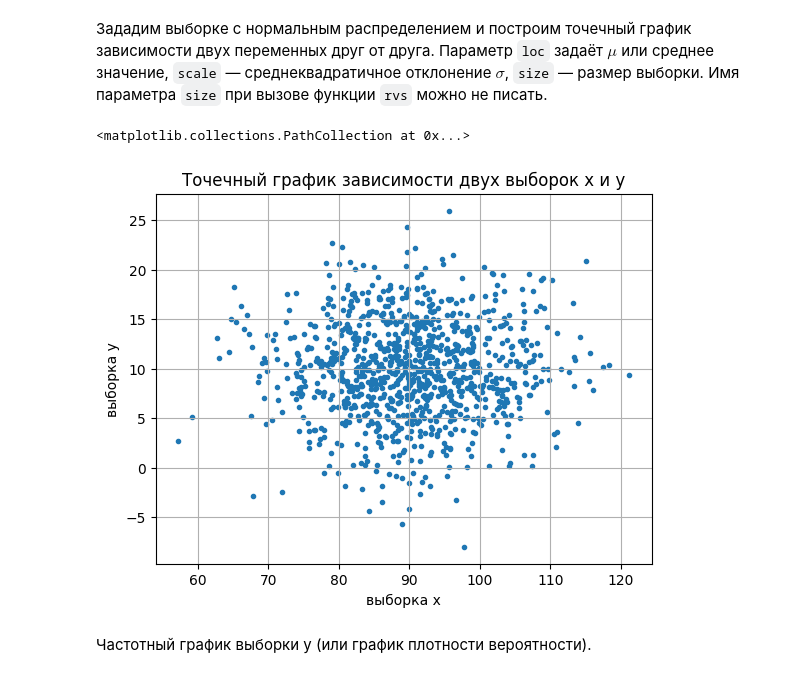
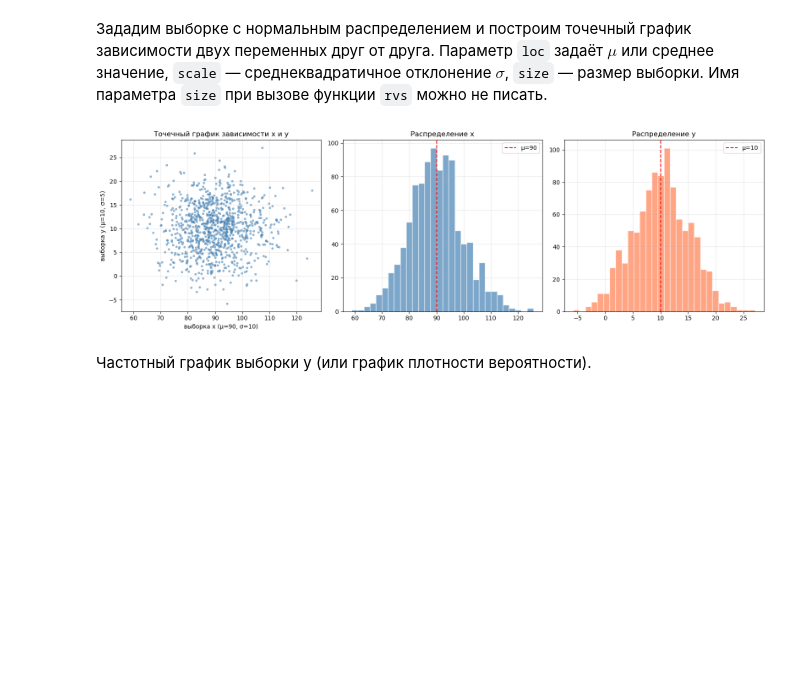
Before and after one commit to ch1llay/PSUMachineLearningLabs, a Jupyter notebook: машинное обучение/машинное обучение/2. Подготовка данных/Лабораторная 3. Описательная статистика.ipynb, the cells around one changed output. Cells and saved outputs as stored; diff of their text form; code cells hidden in the pictures; blank space fills up the shorter version.

````diff
--- a/машинное обучение/машинное обучение/2. Подготовка данных/Лабораторная 3. Описательная статистика.ipynb
+++ b/машинное обучение/машинное обучение/2. Подготовка данных/Лабораторная 3. Описательная статистика.ipynb
@@ -742,37 +760,47 @@ df['actors'].isnull().sum()
 # %% [markdown]
 Зададим выборкe с нормальным распределением и построим точечный график зависимости двух переменных друг от друга.
 Параметр ```loc``` задаёт $\mu$ или среднее значение, ```scale``` — среднеквадратичное отклонение $\sigma$, ```size``` — размер выборки. Имя параметра ```size``` при вызове функции ```rvs``` можно не писать.
-# %%
-import scipy.stats as sts
-import matplotlib.pyplot as plt
-from scipy.stats import norm
-
-mu1 = 90
-sigma1 = 10
-
-mu2 = 10
-sigma2 = 5
-
-amount = 1000
-
-# зададим 2 нормально распределенные случайные величины
-norm_rv1 = sts.norm(loc=mu1, scale=sigma1)
-norm_rv2 = sts.norm(loc=mu2, scale=sigma2)
-
-# сгенерируем 1000 значений
-x = norm_rv1.rvs(size=amount)
-y = norm_rv2.rvs(size=amount)
-
-# построим точечный график зависимости двух переменных
-
-plt.xlabel('выборка x')
-plt.ylabel('выборка y')
-plt.title('Точечный график зависимости двух выборок x и y')
-plt.grid(True)
-plt.scatter(x, y, marker='.')
-# %% [output]
-<matplotlib.collections.PathCollection at 0x...>
-[figure, removed]
+# %%
+import scipy.stats as sts
+import matplotlib.pyplot as plt
+
+mu1, sigma1 = 90, 10
+mu2, sigma2 = 10, 5
+amount = 1000
+
+norm_rv1 = sts.norm(loc=mu1, scale=sigma1)
+norm_rv2 = sts.norm(loc=mu2, scale=sigma2)
+
+x = norm_rv1.rvs(size=amount)
+y = norm_rv2.rvs(size=amount)
+
+fig, axes = plt.subplots(1, 3, figsize=(16, 5))
+
+# Scatter — зависимость x и y
+axes[0].scatter(x, y, marker='.', alpha=0.5, c='steelblue')
+axes[0].set_xlabel('выборка x (μ=90, σ=10)')
+axes[0].set_ylabel('выборка y (μ=10, σ=5)')
+axes[0].set_title('Точечный график зависимости x и y')
+axes[0].grid(True, alpha=0.3)
+
+# Гистограмма x
+axes[1].hist(x, bins=30, color='steelblue', edgecolor='white', alpha=0.7)
+axes[1].axvline(mu1, color='red', linestyle='--', label=f'μ={mu1}')
+axes[1].set_title('Распределение x')
+axes[1].legend()
+axes[1].grid(True, alpha=0.3)
+
+# Гистограмма y
+axes[2].hist(y, bins=30, color='coral', edgecolor='white', alpha=0.7)
+axes[2].axvline(mu2, color='red', linestyle='--', label=f'μ={mu2}')
+axes[2].set_title('Распределение y')
+axes[2].legend()
+axes[2].grid(True, alpha=0.3)
+
+plt.tight_layout()
+plt.show()
+# %% [output]
+[figure, added]
 # %% [markdown]
 Частотный график выборки y  (или график плотности вероятности).
 # %%
````
Also changed, not shown: parts of 11 cells of this notebook, 16 other files.
